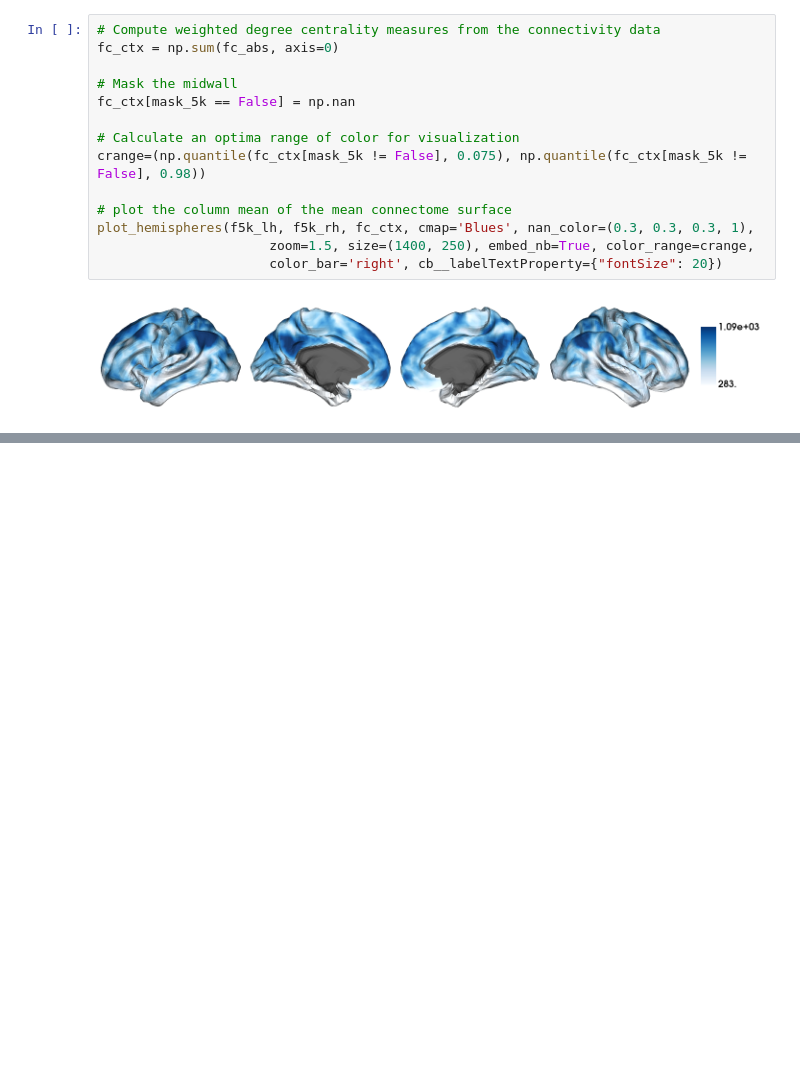
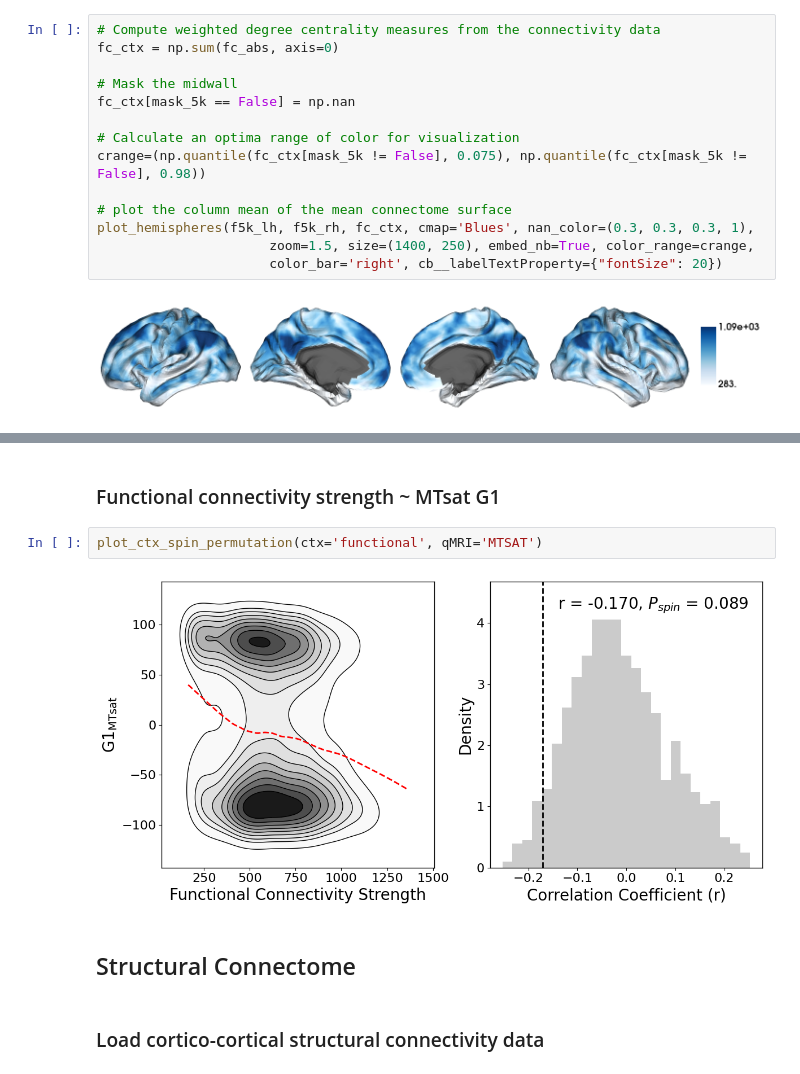
Before and after one commit to MICA-MNI/MRI-Histology_framework_for_SWM_architecture, a Jupyter notebook: notebooks/6-2_Corr_mean-BrainConnectivity.ipynb, the cells around one changed output, grey strips where cells are left out. Drawn from its saved outputs; the diff is of its cells as text; blank space fills up the shorter version.

```diff
--- a/notebooks/6-2_Corr_mean-BrainConnectivity.ipynb
+++ b/notebooks/6-2_Corr_mean-BrainConnectivity.ipynb
@@ -125,0 +387,10 @@ plot_hemispheres(f5k_lh, f5k_rh, fc_ctx, cmap='Blues', nan_color=(0.3, 0.3, 0.3,
+# %% [markdown]
+### Functional connectivity strength ~ MTsat G1
+# %%
+plot_ctx_spin_permutation(ctx='functional', qMRI='MTSAT')
+# %% [output]
+[figure, added]
+# %% [markdown]
+## Structural Connectome
+# %% [markdown]
+### Load cortico-cortical structural connectivity data
```
Also changed, not shown: parts of 17 cells of this notebook, 2 other files.
